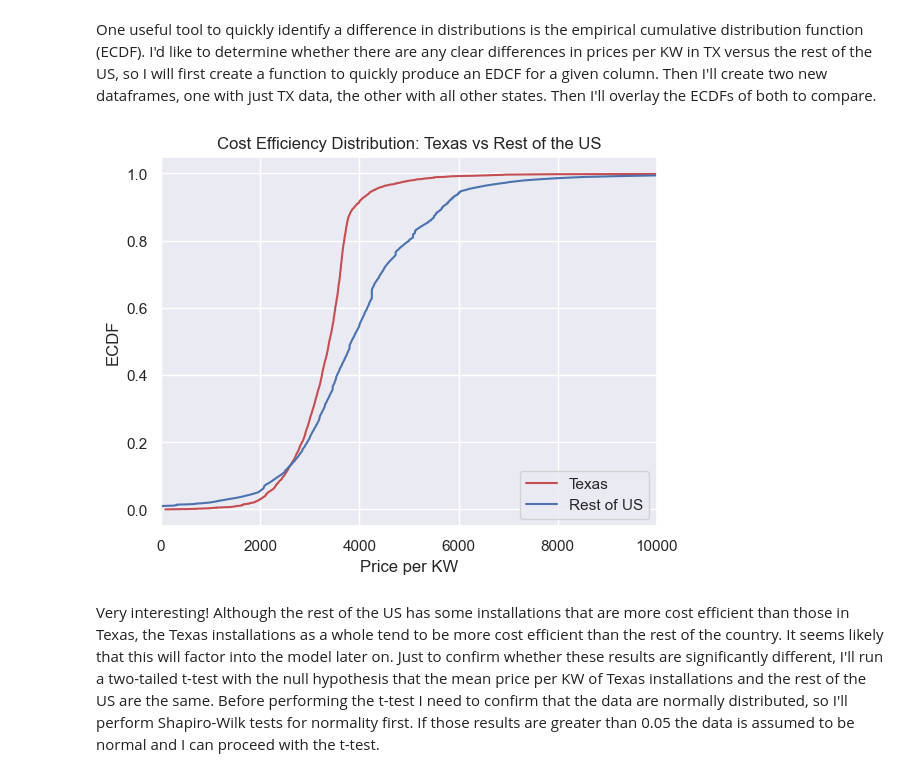
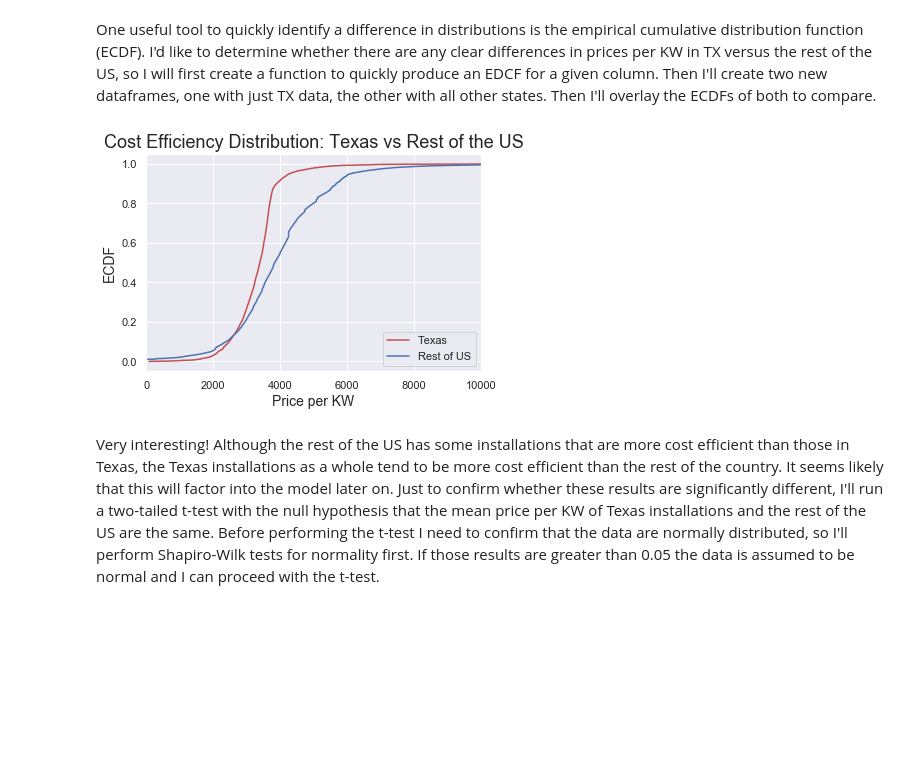
Before and after one commit to zjbrown0689/Solar-Panel-Capstone, a Jupyter notebook: notebooks/exploratory_data_analysis.ipynb, the cells around one changed output. Cells and saved outputs as stored; diff of their text form; code cells hidden in the pictures; blank space fills up the shorter version.

```diff
--- a/notebooks/exploratory_data_analysis.ipynb
+++ b/notebooks/exploratory_data_analysis.ipynb
@@ -73,8 +73,11 @@ data['year'] = data['year'].astype(int)
 # %% [markdown]
 As a first step in this analysis I'm going to take a look at the distribution of the price per KW values for the entire dataset.
 # %%
+filepath = 'C:/Users/zbro1/Documents/GitHub/Solar-Panel-Capstone/figures/'
+
 sns.boxplot(x = data['price_per_kw'], showfliers = False)
-plt.title('Cost Efficiency Distribution')
-plt.xlabel('Price per KW')
+plt.title('Cost Efficiency Distribution', fontsize=18)
+plt.xlabel('Price per KW', fontsize=14)
+plt.savefig(filepath + 'cost_eff_dist', dpi=1200, box_inches='tight')
 plt.show()
 # %% [output]
@@ -111,19 +114,20 @@ not_tx = data[data['state_TX'] == 0]
 # %%
 # Plotting the two ECDFs against one another
 
 tx_x, tx_y = ecdf(tx['price_per_kw'])
 us_x, us_y = ecdf(not_tx['price_per_kw'])
 
 plt.plot(tx_x, tx_y, color='r')
 plt.plot(us_x, us_y, color='b')
 plt.xlim(0,10000)
-plt.title('Cost Efficiency Distribution: Texas vs Rest of the US')
-plt.xlabel('Price per KW')
-plt.ylabel('ECDF')
+plt.title('Cost Efficiency Distribution: Texas vs Rest of the US', fontsize=18)
+plt.xlabel('Price per KW', fontsize=14)
+plt.ylabel('ECDF', fontsize=14)
 plt.legend(['Texas', 'Rest of US'], loc='lower right')
+plt.savefig(filepath+'ecdf', dpi=1200, bbox_inches='tight')
 plt.show()
 # %% [output]
-[figure, old version]
+[figure, new version]
 # %% [markdown]
 Very interesting! Although the rest of the US has some installations that are more cost efficient than those in Texas, the Texas installations as a whole tend to be more cost efficient than the rest of the country. It seems likely that this will factor into the model later on. Just to confirm whether these results are significantly different, I'll run a two-tailed t-test with the null hypothesis that the mean price per KW of Texas installations and the rest of the US are the same. Before performing the t-test I need to confirm that the data are normally distributed, so I'll perform Shapiro-Wilk tests for normality first. If those results are greater than 0.05 the data is assumed to be normal and I can proceed with the t-test.
 # %%
```
Also changed, not shown: parts of 33 cells of this notebook, 26 other files.
